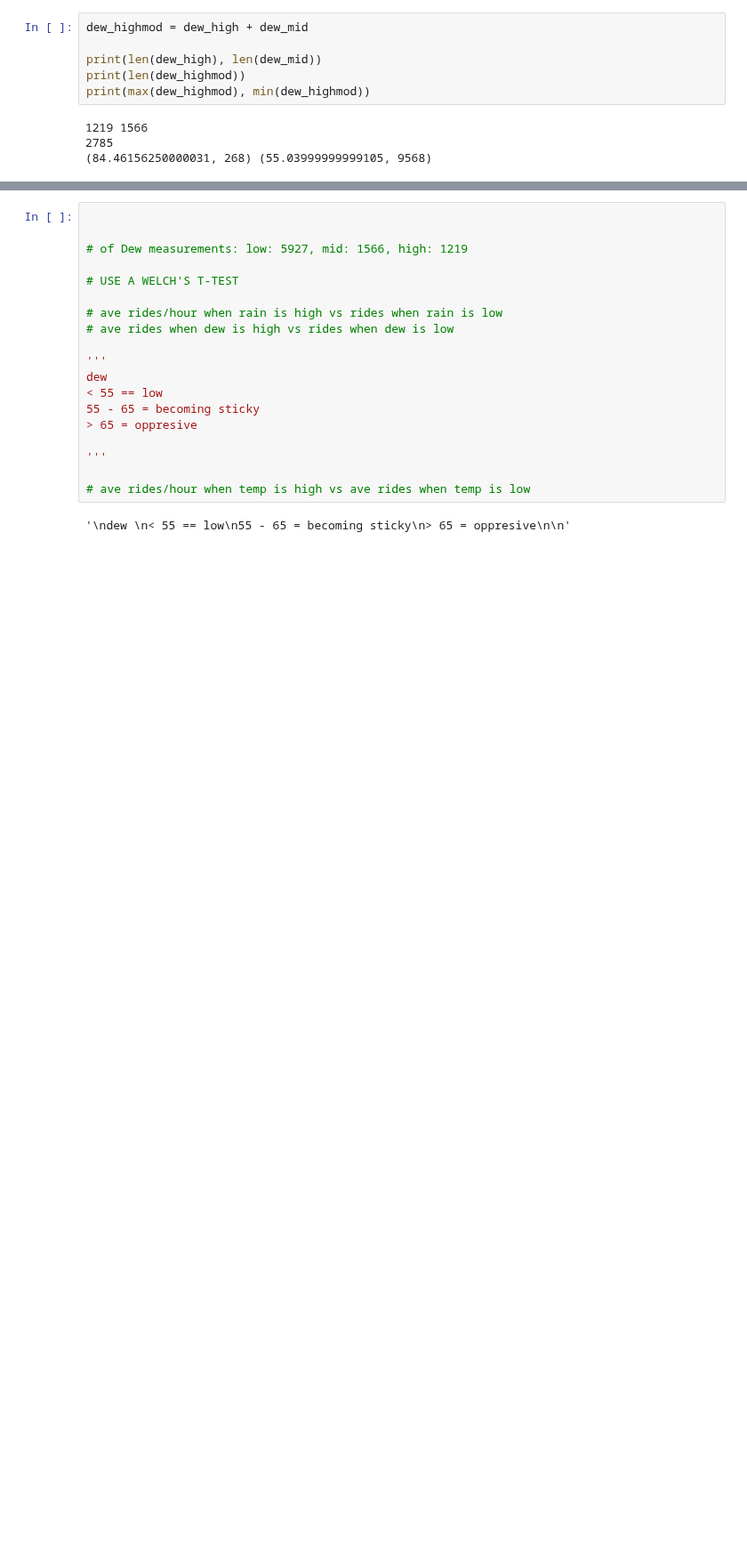
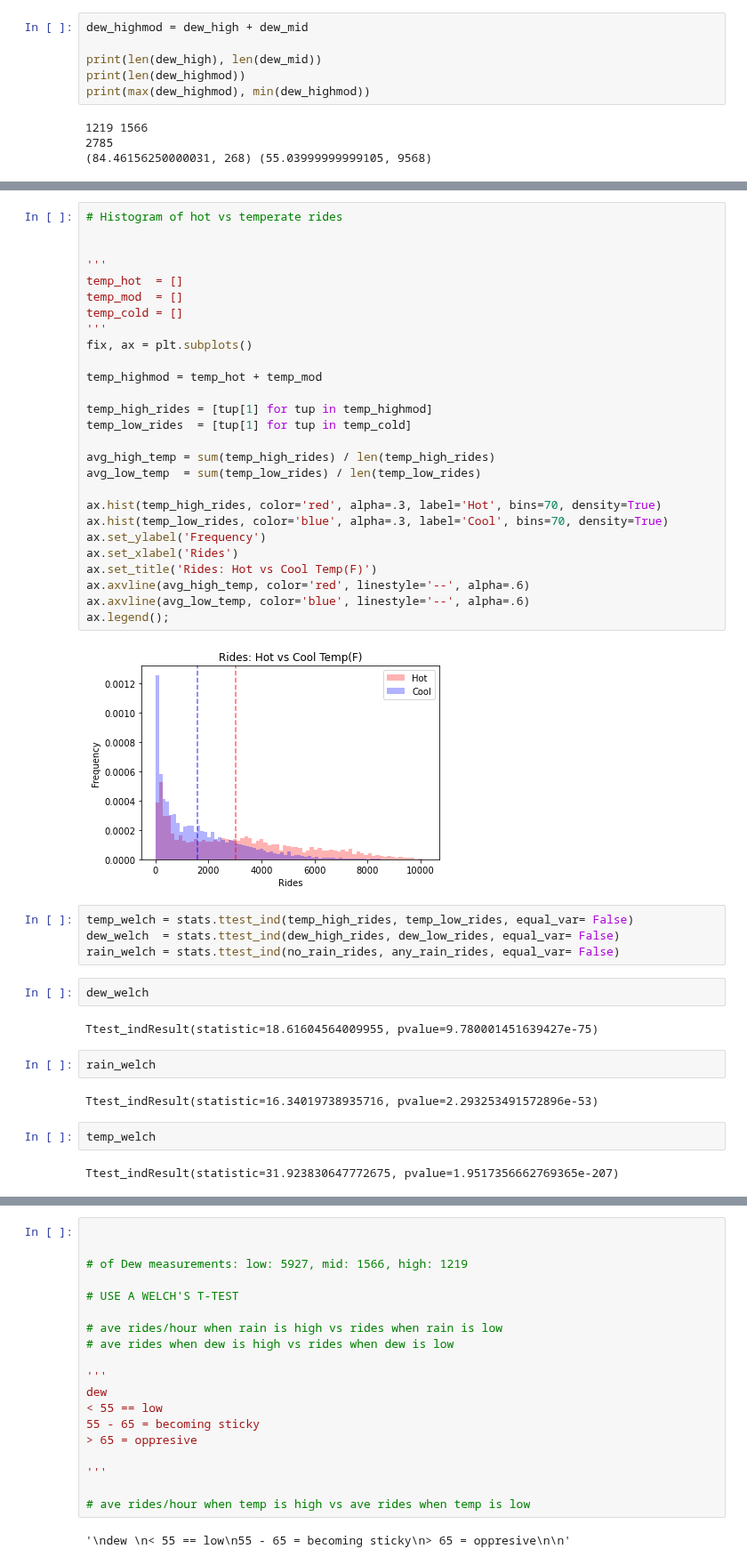
Before and after one commit to leckieje/fair_weather_cyclists, a Jupyter notebook: bike_weather_20.ipynb, the cells around one changed output, grey strips where cells are left out. Shown at 89% size. Drawn from its saved outputs; the diff is of its cells as text; blank space fills up the shorter version.

```diff
--- a/bike_weather_20.ipynb
+++ b/bike_weather_20.ipynb
@@ -1259,0 +1279,45 @@ ax.legend();
+# %%
+# Histogram of hot vs temperate rides
+
+
+'''
+temp_hot  = []
+temp_mod  = []
+temp_cold = []
+'''
+fix, ax = plt.subplots()
+
+temp_highmod = temp_hot + temp_mod
+
+temp_high_rides = [tup[1] for tup in temp_highmod]
+temp_low_rides  = [tup[1] for tup in temp_cold]
+
+avg_high_temp = sum(temp_high_rides) / len(temp_high_rides)
+avg_low_temp  = sum(temp_low_rides) / len(temp_low_rides)
+
+ax.hist(temp_high_rides, color='red', alpha=.3, label='Hot', bins=70, density=True)
+ax.hist(temp_low_rides, color='blue', alpha=.3, label='Cool', bins=70, density=True)
+ax.set_ylabel('Frequency')
+ax.set_xlabel('Rides')
+ax.set_title('Rides: Hot vs Cool Temp(F)')
+ax.axvline(avg_high_temp, color='red', linestyle='--', alpha=.6)
+ax.axvline(avg_low_temp, color='blue', linestyle='--', alpha=.6)
+ax.legend();
+# %% [output]
+[figure, added]
+# %%
+temp_welch = stats.ttest_ind(temp_high_rides, temp_low_rides, equal_var= False)
+dew_welch  = stats.ttest_ind(dew_high_rides, dew_low_rides, equal_var= False)
+rain_welch = stats.ttest_ind(no_rain_rides, any_rain_rides, equal_var= False)
+# %%
+dew_welch
+# %% [output]
+Ttest_indResult(statistic=18.61604564009955, pvalue=9.780001451639427e-75)
+# %%
+rain_welch
+# %% [output]
+Ttest_indResult(statistic=16.34019738935716, pvalue=2.293253491572896e-53)
+# %%
+temp_welch
+# %% [output]
+Ttest_indResult(statistic=31.923830647772675, pvalue=1.9517356662769365e-207)
```
Also changed, not shown: parts of 4 cells of this notebook.
